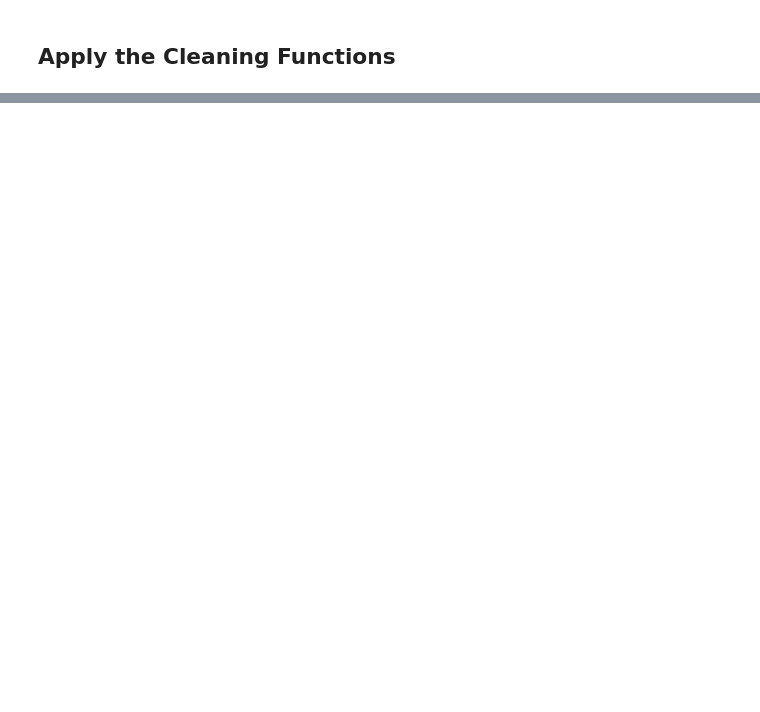
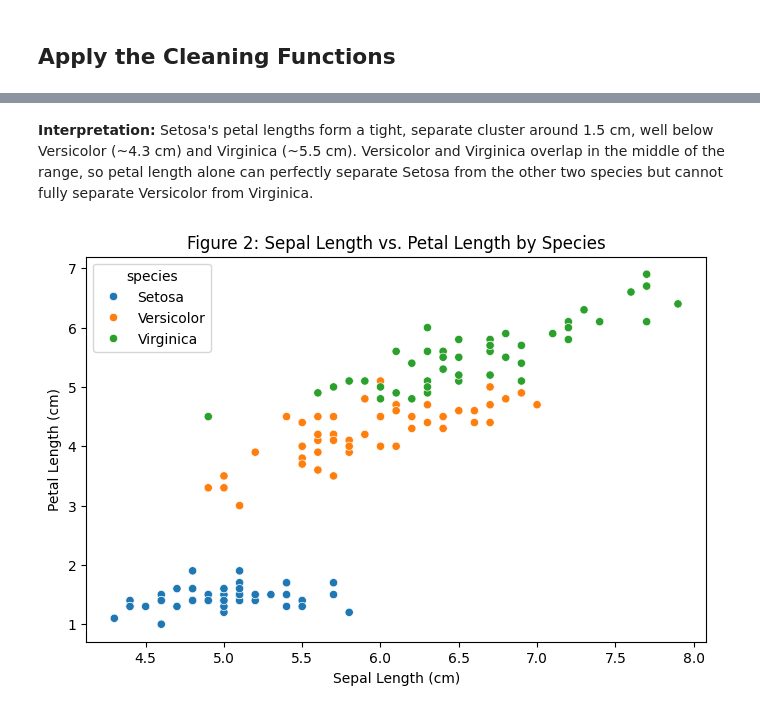
Before and after one commit to Sceptr3sec/Artificial-Intelligence-Studies, a Jupyter notebook: Capstone/StatAnalysis/data_workflow.ipynb, the cells around one changed output, grey strips where cells are left out. Cells and saved outputs as stored; diff of their text form; code cells hidden in the pictures; blank space fills up the shorter version.

```diff
--- a/Capstone/StatAnalysis/data_workflow.ipynb
+++ b/Capstone/StatAnalysis/data_workflow.ipynb
@@ -97,0 +242,12 @@ df_clean.head()
+# %% [markdown]
+**Interpretation:** Setosa's petal lengths form a tight, separate cluster around 1.5 cm, well below Versicolor (~4.3 cm) and Virginica (~5.5 cm). Versicolor and Virginica overlap in the middle of the range, so petal length alone can perfectly separate Setosa from the other two species but cannot fully separate Versicolor from Virginica.
+# %%
+# Figure 2: Sepal length vs. petal length by species
+plt.figure(figsize=(8, 5))
+sns.scatterplot(data=df_clean, x="sepal_length", y="petal_length", hue="species")
+plt.title("Figure 2: Sepal Length vs. Petal Length by Species")
+plt.xlabel("Sepal Length (cm)")
+plt.ylabel("Petal Length (cm)")
+plt.show()
+# %% [output]
+[figure, added]
```
Also changed, not shown: parts of 19 cells of this notebook.
